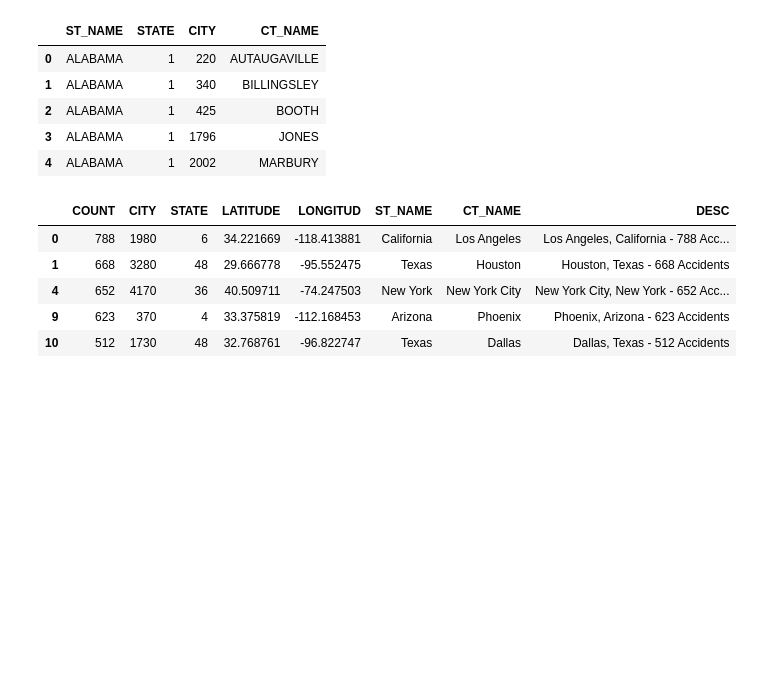
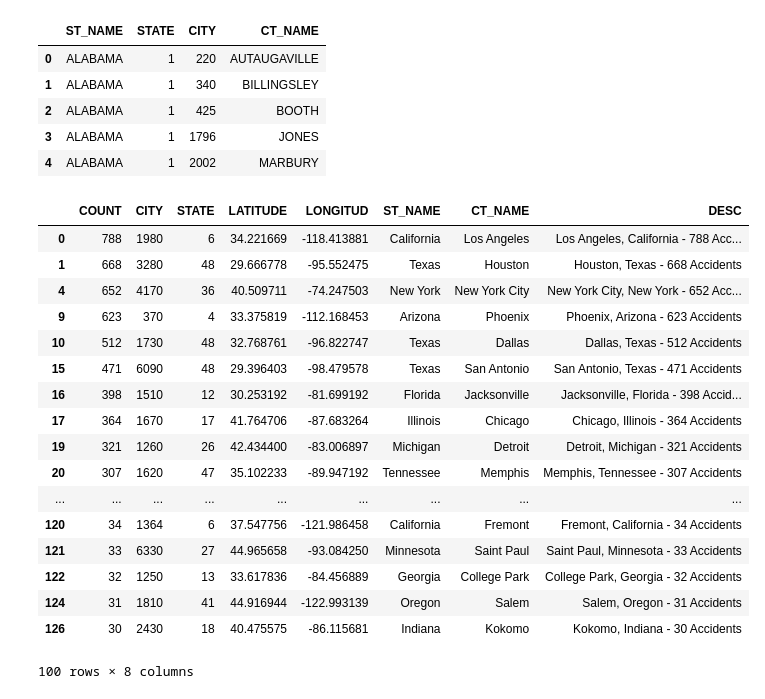
Before and after one commit to Build-Week-Safe-Routes-2/DS_Safe-Routes, a Jupyter notebook: visualizations/visualizations.ipynb, the cells around one changed output. Drawn from its saved outputs; the diff is of its cells as text; code cells hidden in the pictures; blank space fills up the shorter version.

```diff
--- a/visualizations/visualizations.ipynb
+++ b/visualizations/visualizations.ipynb
@@ -49,7 +49,9 @@ acc_city_state = acc_city_state.sort_values(by=['COUNT'], ascending=False)
 acc_city_state = acc_city_state.groupby('COUNT').first().sort_values(by=['COUNT'], ascending=False)
 acc_city_state = acc_city_state.reset_index()
 top_100 = acc_city_state.head(100)
-top_100.head()
+
+top_100 = top_100.replace(4120, 3382)
+top_100.head(37)
 # %% [output]
 |  | COUNT | CITY | STATE | LATITUDE | LONGITUD |
 | 0 | 788 | 1980 | 6 | 34.221669 | -118.413881 |
@@ -81,14 +94,26 @@ top_100['CT_NAME'] = top_100['CT_NAME'].str.title()
 top_100['DESC'] = top_100['CT_NAME'] + ', ' + top_100['ST_NAME'] + ' - ' + top_100['COUNT'].map(str) + ' Accidents'
 # %%
 # check 'DESC' column added successfully
-top_100.head()
+top_100.head(100)
 # %% [output]
 |  | COUNT | CITY | STATE | LATITUDE | LONGITUD | ST_NAME | CT_NAME | DESC |
 | 0 | 788 | 1980 | 6 | 34.221669 | -118.413881 | California | Los Angeles | Los Angeles, California - 788 Acc... |
 | 1 | 668 | 3280 | 48 | 29.666778 | -95.552475 | Texas | Houston | Houston, Texas - 668 Accidents |
 | 4 | 652 | 4170 | 36 | 40.509711 | -74.247503 | New York | New York City | New York City, New York - 652 Acc... |
 | 9 | 623 | 370 | 4 | 33.375819 | -112.168453 | Arizona | Phoenix | Phoenix, Arizona - 623 Accidents |
 | 10 | 512 | 1730 | 48 | 32.768761 | -96.822747 | Texas | Dallas | Dallas, Texas - 512 Accidents |
+| 15 | 471 | 6090 | 48 | 29.396403 | -98.479578 | Texas | San Antonio | San Antonio, Texas - 471 Accidents |
+| 16 | 398 | 1510 | 12 | 30.253192 | -81.699192 | Florida | Jacksonville | Jacksonville, Florida - 398 Accid... |
+| 17 | 364 | 1670 | 17 | 41.764706 | -87.683264 | Illinois | Chicago | Chicago, Illinois - 364 Accidents |
+| 19 | 321 | 1260 | 26 | 42.434400 | -83.006897 | Michigan | Detroit | Detroit, Michigan - 321 Accidents |
+| 20 | 307 | 1620 | 47 | 35.102233 | -89.947192 | Tennessee | Memphis | Memphis, Tennessee - 307 Accidents |
+| ... | ... | ... | ... | ... | ... | ... | ... | ... |
+| 120 | 34 | 1364 | 6 | 37.547756 | -121.986458 | California | Fremont | Fremont, California - 34 Accidents |
+| 121 | 33 | 6330 | 27 | 44.965658 | -93.084250 | Minnesota | Saint Paul | Saint Paul, Minnesota - 33 Accidents |
+| 122 | 32 | 1250 | 13 | 33.617836 | -84.456889 | Georgia | College Park | College Park, Georgia - 32 Accidents |
+| 124 | 31 | 1810 | 41 | 44.916944 | -122.993139 | Oregon | Salem | Salem, Oregon - 31 Accidents |
+| 126 | 30 | 2430 | 18 | 40.475575 | -86.115681 | Indiana | Kokomo | Kokomo, Indiana - 30 Accidents |
+100 rows × 8 columns
 # %%
 # create Plotly Scattergeo plot for top 100 accident cities from 2015 - 2017
 fig = go.Figure(data=go.Scattergeo(
```
Also changed, not shown: parts of 1 cell of this notebook, 2 other files.
